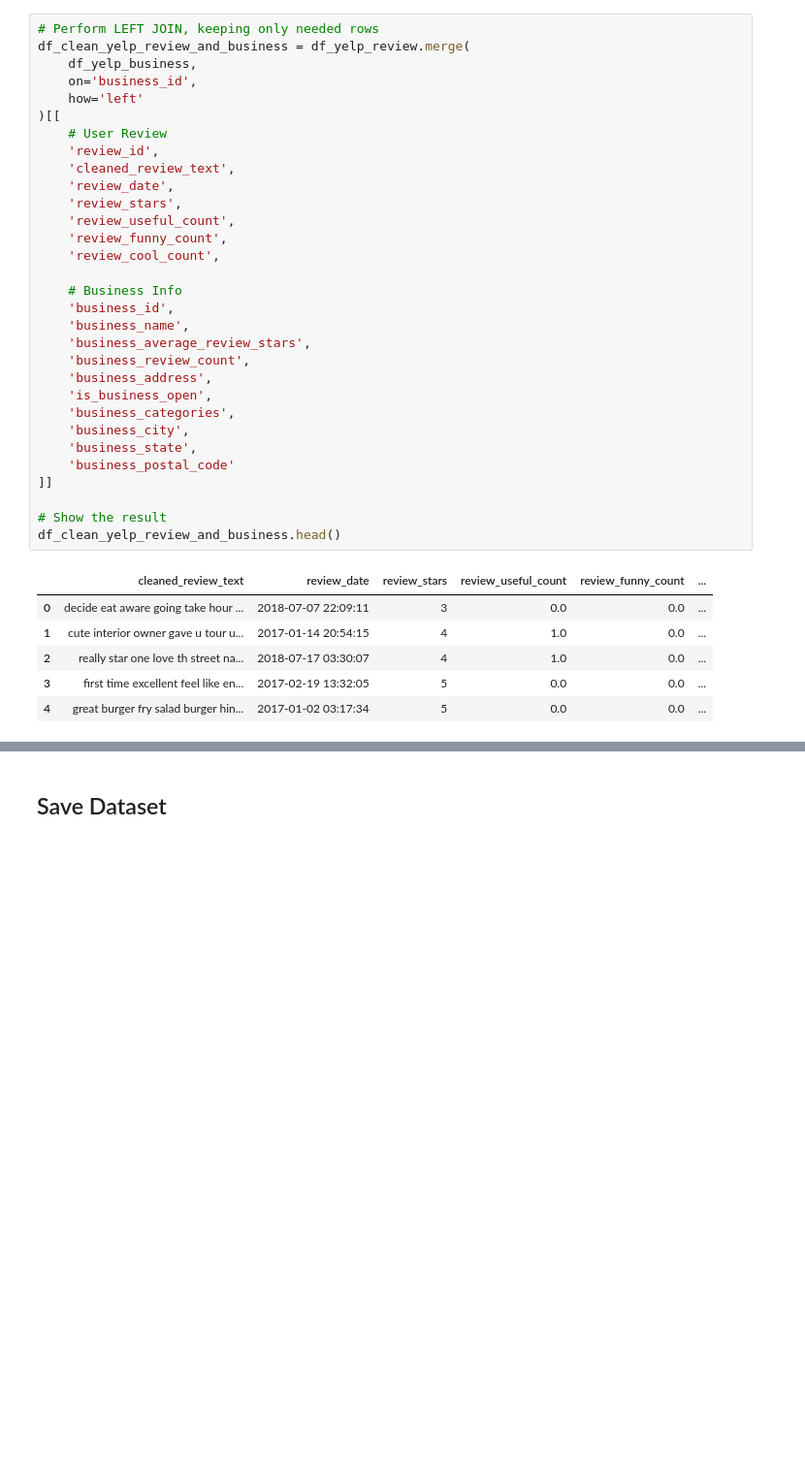
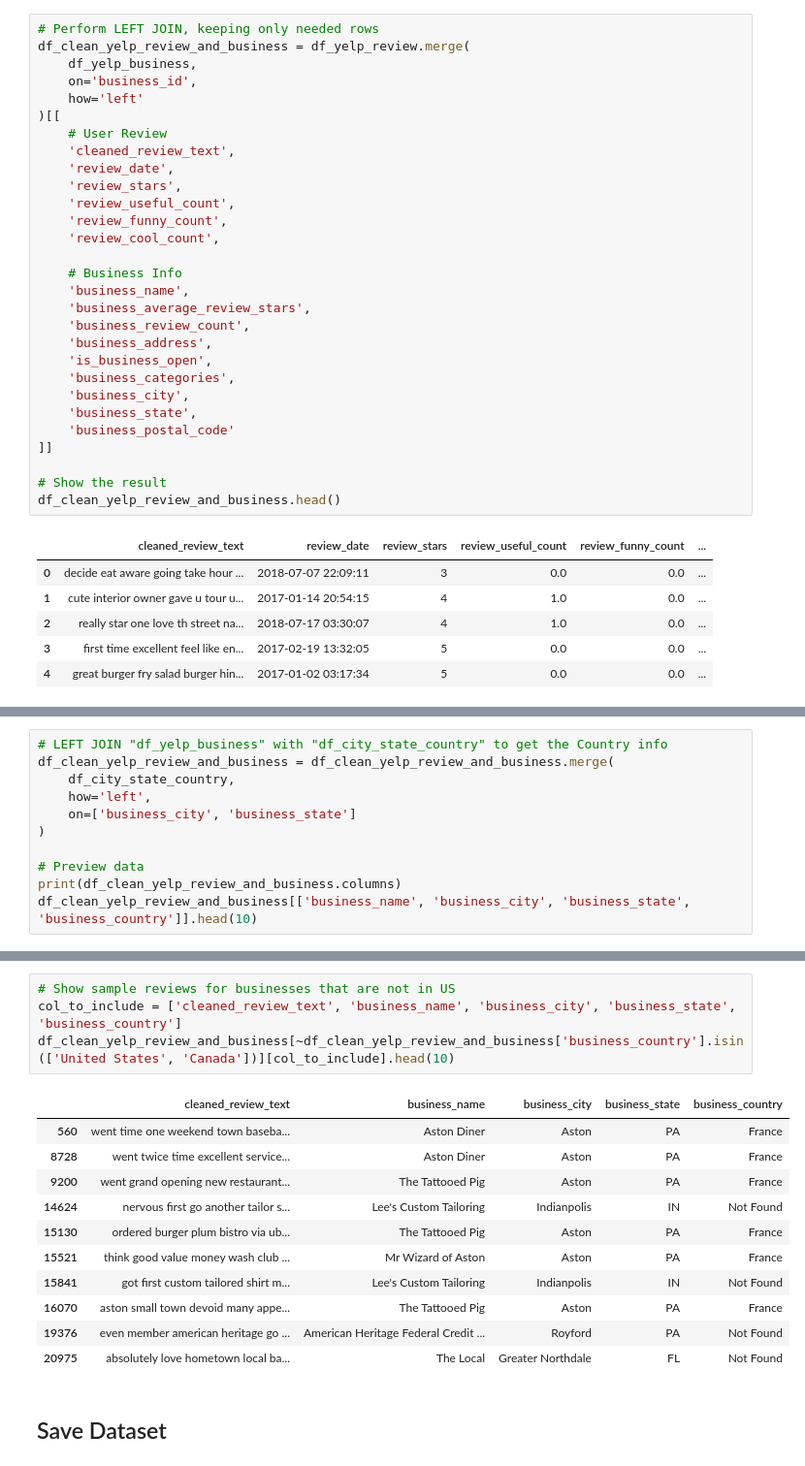
Before and after one commit to clement-hironimus/yelp-pulse-sentiment-topic-modeling, a Jupyter notebook: 01_yelp_pulse_data_wrangling_and_cleaning.ipynb, the cells around one changed output, grey strips where cells are left out. Shown at 97% size. Cells and saved outputs as stored; diff of their text form; blank space fills up the shorter version.

```diff
--- a/01_yelp_pulse_data_preprocessing.ipynb
+++ b/01_yelp_pulse_data_wrangling_and_cleaning.ipynb
@@ -766,7 +768,6 @@ df_clean_yelp_review_and_business = df_yelp_review.merge(
     how='left'
 )[[
     # User Review
-    'review_id',
     'cleaned_review_text',
     'review_date',
     'review_stars',
@@ -775,7 +776,6 @@ df_clean_yelp_review_and_business = df_yelp_review.merge(
     'review_cool_count',
 
     # Business Info
-    'business_id',
     'business_name',
     'business_average_review_stars',
     'business_review_count',
@@ -838,0 +862,11 @@ df_clean_yelp_review_and_business.describe()
+# %%
+# LEFT JOIN "df_yelp_business" with "df_city_state_country" to get the Country info
+df_clean_yelp_review_and_business = df_clean_yelp_review_and_business.merge(
+    df_city_state_country,
+    how='left',
+    on=['business_city', 'business_state']
+)
+
+# Preview data
+print(df_clean_yelp_review_and_business.columns)
+df_clean_yelp_review_and_business[['business_name', 'business_city', 'business_state', 'business_country']].head(10)
@@ -839,2 +896,18 @@ df_clean_yelp_review_and_business.describe()
+# %%
+# Show sample reviews for businesses that are not in US
+col_to_include = ['cleaned_review_text', 'business_name', 'business_city', 'business_state', 'business_country']
+df_clean_yelp_review_and_business[~df_clean_yelp_review_and_business['business_country'].isin(['United States', 'Canada'])][col_to_include].head(10)
+# %% [output]
+|  | cleaned_review_text | business_name | business_city | business_state | business_country |
+| 560 | went time one weekend town baseba... | Aston Diner | Aston | PA | France |
+| 8728 | went twice time excellent service... | Aston Diner | Aston | PA | France |
+| 9200 | went grand opening new restaurant... | The Tattooed Pig | Aston | PA | France |
+| 14624 | nervous first go another tailor s... | Lee's Custom Tailoring | Indianpolis | IN | Not Found |
+| 15130 | ordered burger plum bistro via ub... | The Tattooed Pig | Aston | PA | France |
+| 15521 | think good value money wash club ... | Mr Wizard of Aston | Aston | PA | France |
+| 15841 | got first custom tailored shirt m... | Lee's Custom Tailoring | Indianpolis | IN | Not Found |
+| 16070 | aston small town devoid many appe... | The Tattooed Pig | Aston | PA | France |
+| 19376 | even member american heritage go ... | American Heritage Federal Credit ... | Royford | PA | Not Found |
+| 20975 | absolutely love hometown local ba... | The Local | Greater Northdale | FL | Not Found |
 # %% [markdown]
 ## Save Dataset
```
Also changed, not shown: parts of 21 cells of this notebook, 10 other files.
